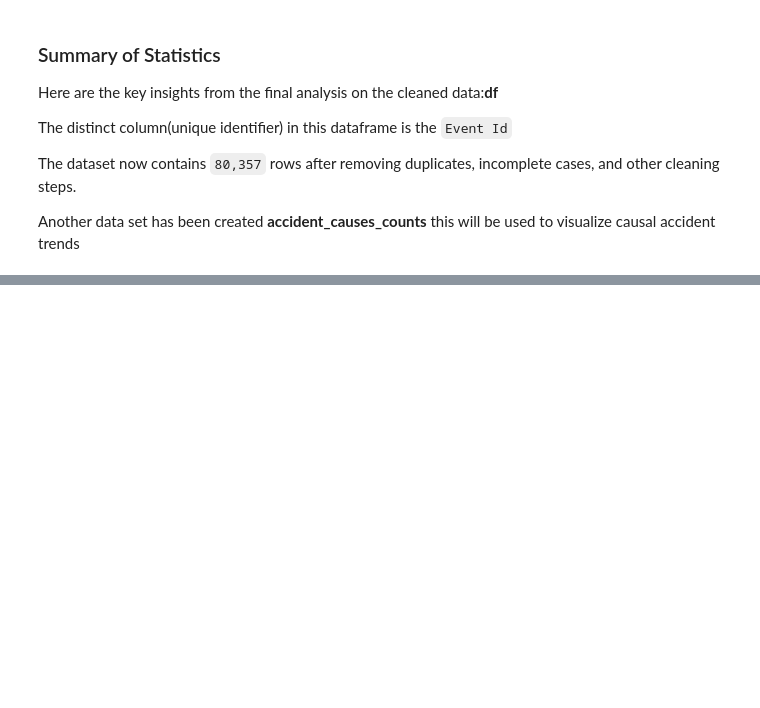
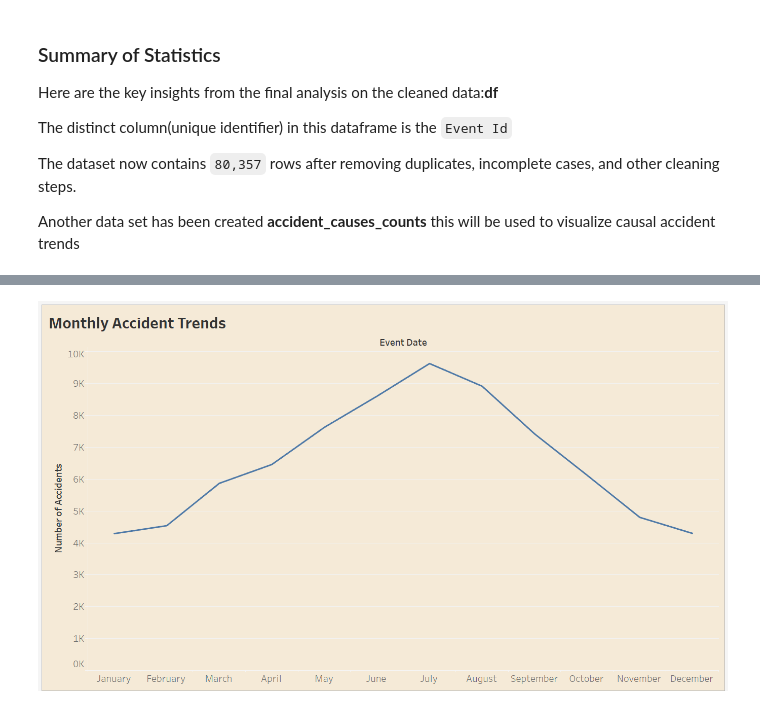
Before and after one commit to She-LoyceTsuma/dsc-phase-1-project-v3, a Jupyter notebook: student.ipynb, the cells around one changed output, grey strips where cells are left out. Cells and saved outputs as stored; diff of their text form; code cells hidden in the pictures; blank space fills up the shorter version.

```diff
--- a/student.ipynb
+++ b/student.ipynb
@@ -280,0 +270,4 @@ plt.show();
+# %%
+Image(filename=r"C:\Users\FLEX 5\Pictures\Screenshots\month trends.png", width=800, height=300)
+# %% [output]
+[figure, added]
```
Also changed, not shown: parts of 26 cells of this notebook.
